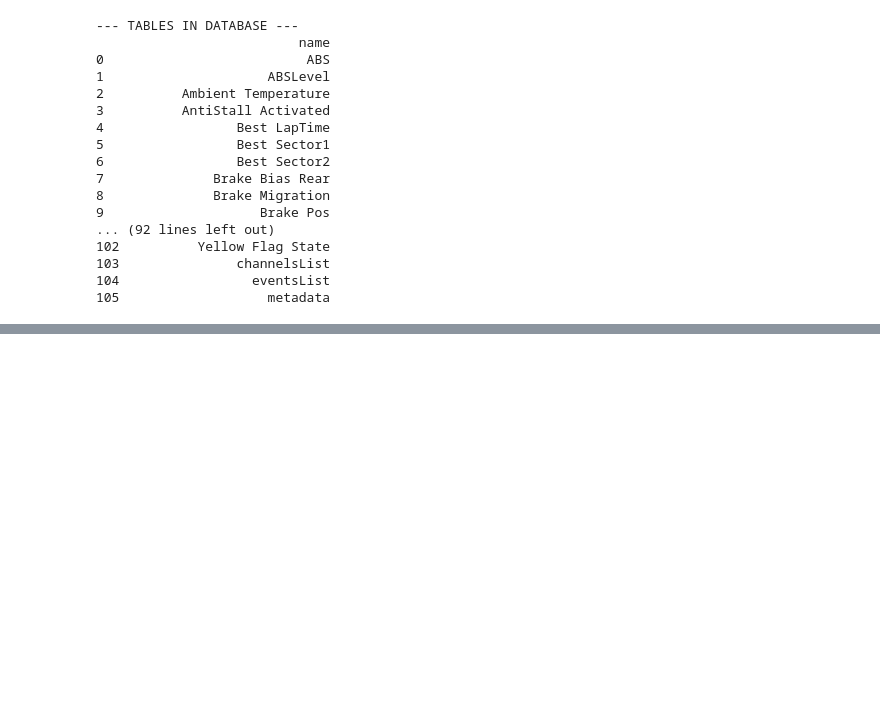
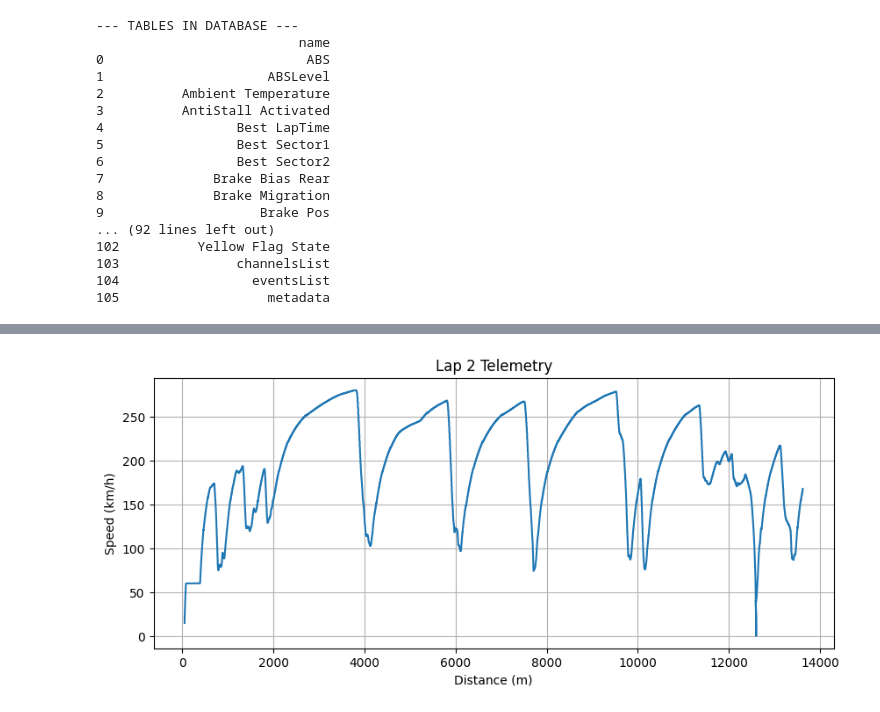
Before and after one commit to Doekii/lap-analysis, a Jupyter notebook: clean_dev.ipynb, the cells around one changed output, grey strips where cells are left out. Cells and saved outputs as stored; diff of their text form; code cells hidden in the pictures; blank space fills up the shorter version.

Commit message:
updated duckdb files

```diff
--- a/clean_dev.ipynb
+++ b/clean_dev.ipynb
@@ -100,5 +88,6 @@ con.close()
 # %%
-# 2. Loop through tables with proper quoting
+con = duckdb.connect('my_data2.duckdb')
+
 for table_name in tables['name']:
     print(f"\n--- PREVIEW: {table_name} ---")
 
@@ -279,10 +120,0 @@ def get_channel_clean(lap, channels, con, config, buffer_seconds=1.0, verbose=Tr
-# %%
-con = duckdb.connect('my_data.duckdb')
-results1 = get_channel_clean(lap=0, channels=["Engine RPM", "GPS Speed", "Throttle Pos"], config=config, con=con)
-results2 = get_channel_clean(lap=1, channels=["Engine RPM", "GPS Speed", "Throttle Pos"], config=config, con=con)
-
-
-data1 = results1['data']
-data2 = results2['data']
-plt.plot(data1["Lap Dist"], data1["relative_time"])
-plt.plot(data2["Lap Dist"], data2["relative_time"])
@@ -423,0 +231,16 @@ con.close()
+# %%
+con = duckdb.connect('my_data2.duckdb')
+# Define any list of tables you want
+my_channels = [
+    'Ground Speed',
+    'Throttle Pos',
+    'Brake Pos',
+    'Engine RPM',
+    'Gear',
+    'Steered Angle',
+    'GPS Latitude',
+    'GPS Longitude'
+]
+
+# Run it
+df = get_lap_data_calculated(con, lap_number=1, channels=my_channels)
@@ -423,0 +267,17 @@ con.close()
+# %%
+import matplotlib.pyplot as plt
+
+# 1. Fetch Data
+channels = ['Ground Speed', 'Throttle Pos', 'Brake Pos', 'Gear']
+df = get_lap_data_calculated(con, lap_number=0, channels=channels)
+
+# 2. Plot Speed vs Distance (Standard Race Analysis)
+plt.figure(figsize=(10, 4))
+plt.plot(df['Lap Dist'], df['Ground Speed'])
+plt.xlabel('Distance (m)')
+plt.ylabel('Speed (km/h)')
+plt.title('Lap 2 Telemetry')
+plt.grid(True)
+plt.show()
+# %% [output]
+[figure, added]
```
Also changed, not shown: parts of 19 cells of this notebook, 3 other files.
